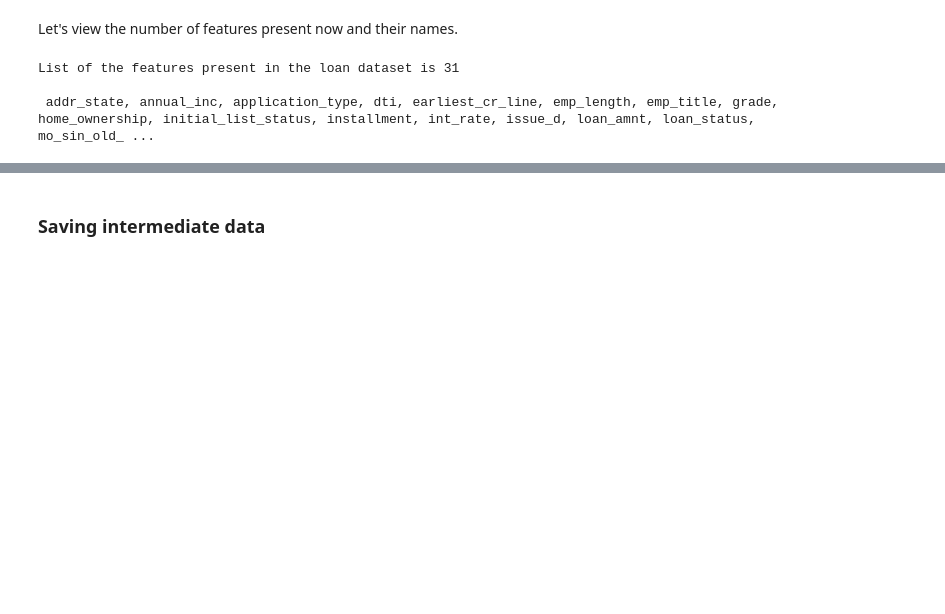
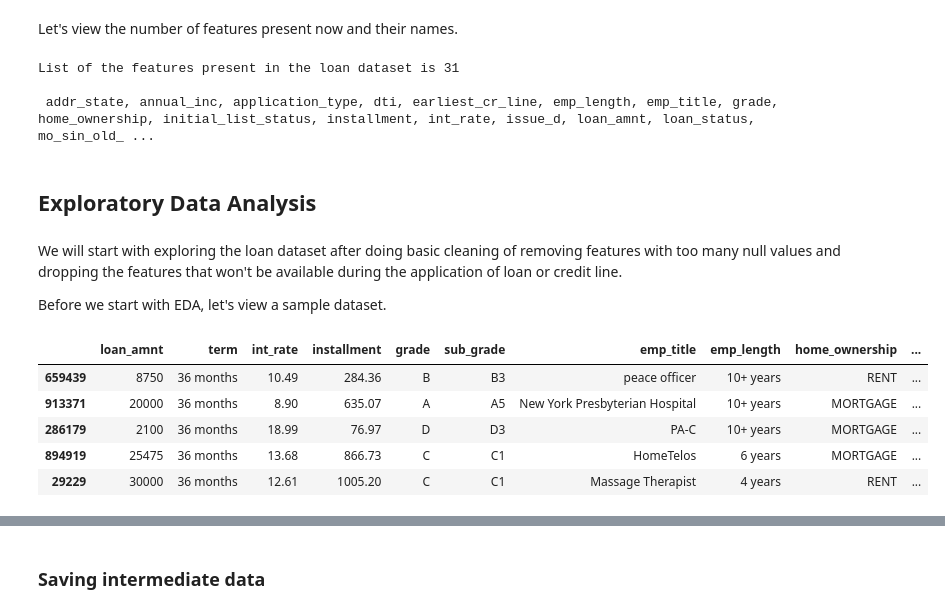
Before and after one commit to Singhal-Piyush/credit-risk-probability-default-model, a Jupyter notebook: 01_credit_risk_data_exploration.ipynb, the cells around one changed output, grey strips where cells are left out. Saved outputs shown, nothing was run; the diff lists cells and outputs as text; code cells hidden in the pictures; blank space fills up the shorter version.

```diff
--- a/01_credit_risk_data_exploration.ipynb
+++ b/01_credit_risk_data_exploration.ipynb
@@ -437,3 +437,19 @@ print(f'List of the features present in the loan dataset is {len(dataset_loan.co
 List of the features present in the loan dataset is 31
 
  addr_state, annual_inc, application_type, dti, earliest_cr_line, emp_length, emp_title, grade, home_ownership, initial_list_status, installment, int_rate, issue_d, loan_amnt, loan_status, mo_sin_old_ ...
+# %% [markdown]
+## Exploratory Data Analysis
+# %% [markdown]
+We will start with exploring the loan dataset after doing basic cleaning of removing features with too many null values and dropping the features that won't be available during the application of loan or credit line.
+
+Before we start with EDA, let's view a sample dataset.
+# %%
+# view sample dataset from the loan dataset
+dataset_loan.sample(5)
+# %% [output]
+|  | loan_amnt | term | int_rate | installment | grade | sub_grade | emp_title | emp_length | home_ownership | ... |
+| 659439 | 8750 | 36 months | 10.49 | 284.36 | B | B3 | peace officer | 10+ years | RENT | ... |
+| 913371 | 20000 | 36 months | 8.90 | 635.07 | A | A5 | New York Presbyterian Hospital | 10+ years | MORTGAGE | ... |
+| 286179 | 2100 | 36 months | 18.99 | 76.97 | D | D3 | PA-C | 10+ years | MORTGAGE | ... |
+| 894919 | 25475 | 36 months | 13.68 | 866.73 | C | C1 | HomeTelos | 6 years | MORTGAGE | ... |
+| 29229 | 30000 | 36 months | 12.61 | 1005.20 | C | C1 | Massage Therapist | 4 years | RENT | ... |
```
Also changed, not shown: parts of 14 cells of this notebook, 1 other file.
